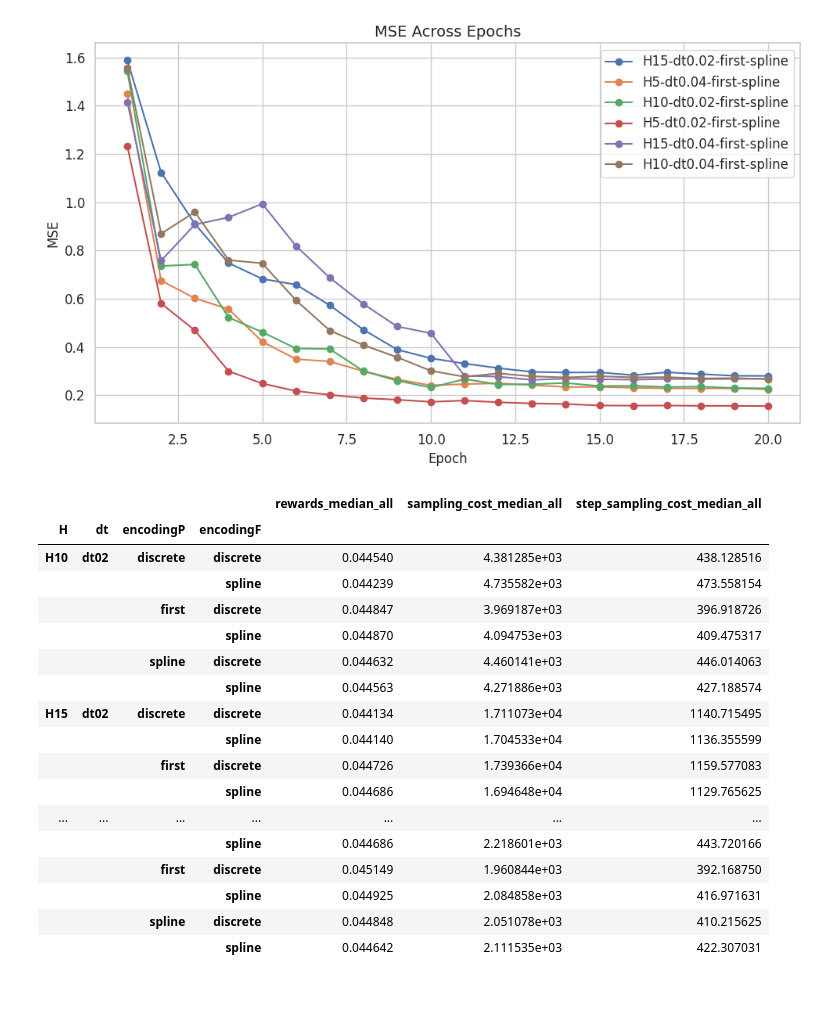
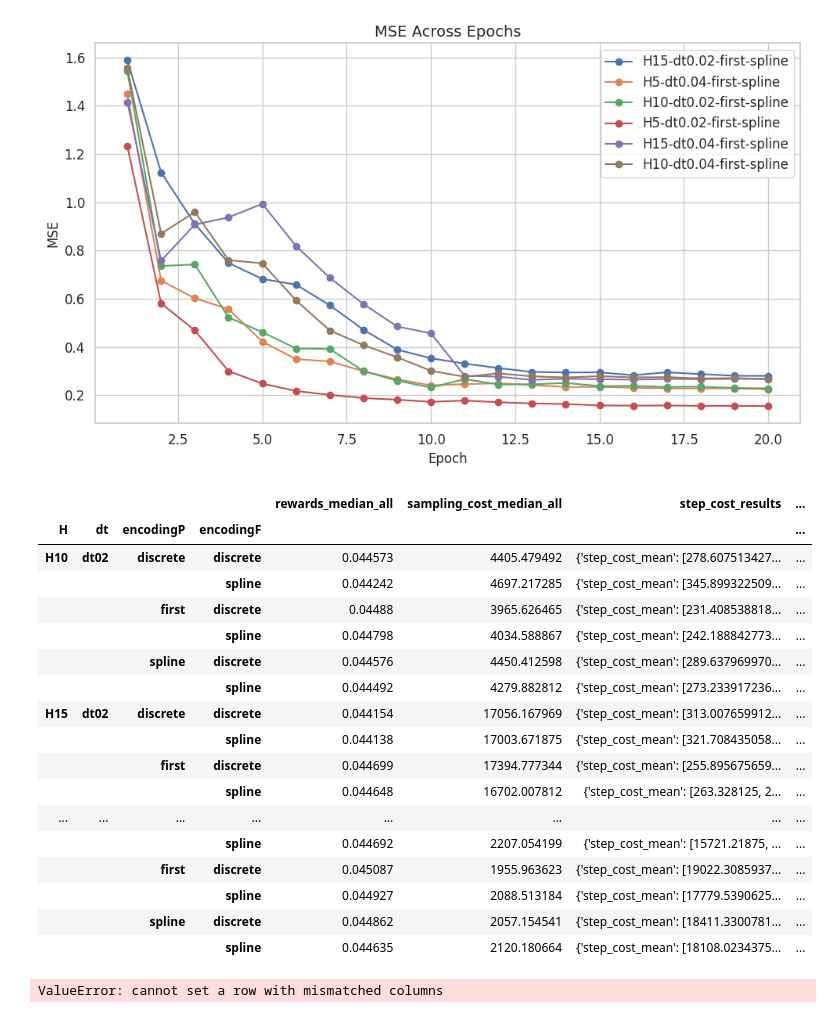
Before and after one commit to Batou1406/dls_orbit_bat_private, a Jupyter notebook: source/extensions/omni.isaac.lab_tasks/omni/isaac/lab_tasks/manager_based/locomotion/model_based/thesis_image.ipynb, the cells around one changed output. Saved outputs shown, nothing was run; the diff lists cells and outputs as text; code cells hidden in the pictures.

```diff
--- a/source/extensions/omni.isaac.lab_tasks/omni/isaac/lab_tasks/manager_based/locomotion/model_based/thesis_image.ipynb
+++ b/source/extensions/omni.isaac.lab_tasks/omni/isaac/lab_tasks/manager_based/locomotion/model_based/thesis_image.ipynb
@@ -1798,53 +1783,78 @@ import pandas as pd
 import torch
 
 # Specify the full path to the directory
-path1 = "/home/baptiste/Downloads/results_dagger_full_eval_base_task/eval/dagger_eval_contact_aligned_full_eval"
-path2 = "/home/baptiste/Downloads/results_dagger_full_eval_base_task/eval/dagger_eval_contact_aligned_full_eval2"
+path1 = "/home/baptiste/Downloads/results_dagger_full_eval_base_task/eval/dagger_eval_contact_aligned_full_eval_sampCost"
+path2 = "/home/baptiste/Downloads/results_dagger_full_eval_base_task/eval/dagger_eval_contact_aligned_full_eval_sampCost2"
 
 json_info_path1 = os.path.join(path1, "info.json")
 json_info_path2 = os.path.join(path2, "info.json")
 if os.path.isfile(json_info_path1):
     with open(json_info_path1, 'r') as json_file:
         info1_dict = json.load(json_file)  # Load JSON data into a Python dictionary
 if os.path.isfile(json_info_path2):
     with open(json_info_path2, 'r') as json_file:
         info2_dict = json.load(json_file)  # Load JSON data into a Python dictionary
 info_dict = {**info1_dict, **info2_dict}
 
 df = pd.DataFrame(info_dict).T
 
 
 # Step 2: Parse the index to create MultiIndex
 df.index = df.index.str.split('-').map(lambda x: (x[2], x[3], x[0], x[1]))  # Reorder as needed
 df.index = pd.MultiIndex.from_tuples(df.index, names=["H", "dt", "encodingP", "encodingF"])
 
 # Step 3: Sort the DataFrame by the MultiIndex
 df = df.sort_index(level=["dt", "H"])
 
 # Extract the numeric part of the 'H' level and convert it to an integer
 h_numeric = df.index.get_level_values('H').map(lambda x: int(x[1:]))
 
 # Divide 'sampling_cost_median_all' by the numeric part of 'H'
 df['step_sampling_cost_median_all'] = df['sampling_cost_median_all'] / h_numeric
 
 # Display the DataFrame
 display(df)
 # %% [output]
-|  |  |  |  | rewards_median_all | sampling_cost_median_all | step_sampling_cost_median_all |
-| H | dt | encodingP | encodingF |  |  |  |
-| H10 | dt02 | discrete | discrete | 0.044540 | 4.381285e+03 | 438.128516 |
-|  |  |  | spline | 0.044239 | 4.735582e+03 | 473.558154 |
-|  |  | first | discrete | 0.044847 | 3.969187e+03 | 396.918726 |
-|  |  |  | spline | 0.044870 | 4.094753e+03 | 409.475317 |
-|  |  | spline | discrete | 0.044632 | 4.460141e+03 | 446.014063 |
-|  |  |  | spline | 0.044563 | 4.271886e+03 | 427.188574 |
-| H15 | dt02 | discrete | discrete | 0.044134 | 1.711073e+04 | 1140.715495 |
-|  |  |  | spline | 0.044140 | 1.704533e+04 | 1136.355599 |
-|  |  | first | discrete | 0.044726 | 1.739366e+04 | 1159.577083 |
-|  |  |  | spline | 0.044686 | 1.694648e+04 | 1129.765625 |
-| ... | ... | ... | ... | ... | ... | ... |
-|  |  |  | spline | 0.044686 | 2.218601e+03 | 443.720166 |
-|  |  | first | discrete | 0.045149 | 1.960844e+03 | 392.168750 |
-|  |  |  | spline | 0.044925 | 2.084858e+03 | 416.971631 |
-|  |  | spline | discrete | 0.044848 | 2.051078e+03 | 410.215625 |
-|  |  |  | spline | 0.044642 | 2.111535e+03 | 422.307031 |
+|  |  |  |  | rewards_median_all | sampling_cost_median_all | step_cost_results | ... |
+| H | dt | encodingP | encodingF |  |  |  | ... |
+| H10 | dt02 | discrete | discrete | 0.044573 | 4405.479492 | {'step_cost_mean': [278.607513427... | ... |
+|  |  |  | spline | 0.044242 | 4697.217285 | {'step_cost_mean': [345.899322509... | ... |
+|  |  | first | discrete | 0.04488 | 3965.626465 | {'step_cost_mean': [231.408538818... | ... |
+|  |  |  | spline | 0.044798 | 4034.588867 | {'step_cost_mean': [242.188842773... | ... |
+|  |  | spline | discrete | 0.044576 | 4450.412598 | {'step_cost_mean': [289.637969970... | ... |
+|  |  |  | spline | 0.044492 | 4279.882812 | {'step_cost_mean': [273.233917236... | ... |
+| H15 | dt02 | discrete | discrete | 0.044154 | 17056.167969 | {'step_cost_mean': [313.007659912... | ... |
+|  |  |  | spline | 0.044138 | 17003.671875 | {'step_cost_mean': [321.708435058... | ... |
+|  |  | first | discrete | 0.044699 | 17394.777344 | {'step_cost_mean': [255.895675659... | ... |
+|  |  |  | spline | 0.044648 | 16702.007812 | {'step_cost_mean': [263.328125, 2... | ... |
+| ... | ... | ... | ... | ... | ... | ... | ... |
+|  |  |  | spline | 0.044692 | 2207.054199 | {'step_cost_mean': [15721.21875, ... | ... |
+|  |  | first | discrete | 0.045087 | 1955.963623 | {'step_cost_mean': [19022.3085937... | ... |
+|  |  |  | spline | 0.044927 | 2088.513184 | {'step_cost_mean': [17779.5390625... | ... |
+|  |  | spline | discrete | 0.044862 | 2057.154541 | {'step_cost_mean': [18411.3300781... | ... |
+|  |  |  | spline | 0.044635 | 2120.180664 | {'step_cost_mean': [18108.0234375... | ... |
+# %%
+# Specify the full path to the directory
+path1 = "/home/baptiste/Downloads/results_dagger_full_eval_base_task/eval/dagger_eval_contact_aligned_full_eval_sampCost"
+path2 = "/home/baptiste/Downloads/results_dagger_full_eval_base_task/eval/dagger_eval_contact_aligned_full_eval_sampCost2"
+
+json_info_path1 = os.path.join(path1, "info.json")
+json_info_path2 = os.path.join(path2, "info.json")
+if os.path.isfile(json_info_path1):
+    with open(json_info_path1, 'r') as json_file:
+        info1_dict = json.load(json_file)  # Load JSON data into a Python dictionary
+if os.path.isfile(json_info_path2):
+    with open(json_info_path2, 'r') as json_file:
+        info2_dict = json.load(json_file)  # Load JSON data into a Python dictionary
+info_dict = {**info1_dict, **info2_dict}
+
+# print(info_dict)
+
+step_cost_df = pd.DataFrame(columns=range(15))
+for key in info_dict :
+    step_cost_df.loc[key] = info_dict[key]['step_cost_results']['step_cost_mean']
+    # print(info_dict[key]['step_cost_results'])
+
+display(step_cost_df)
+# %% [output]
+ValueError: cannot set a row with mismatched columns
```
Also changed, not shown: parts of 6 cells of this notebook, 2 other files.
